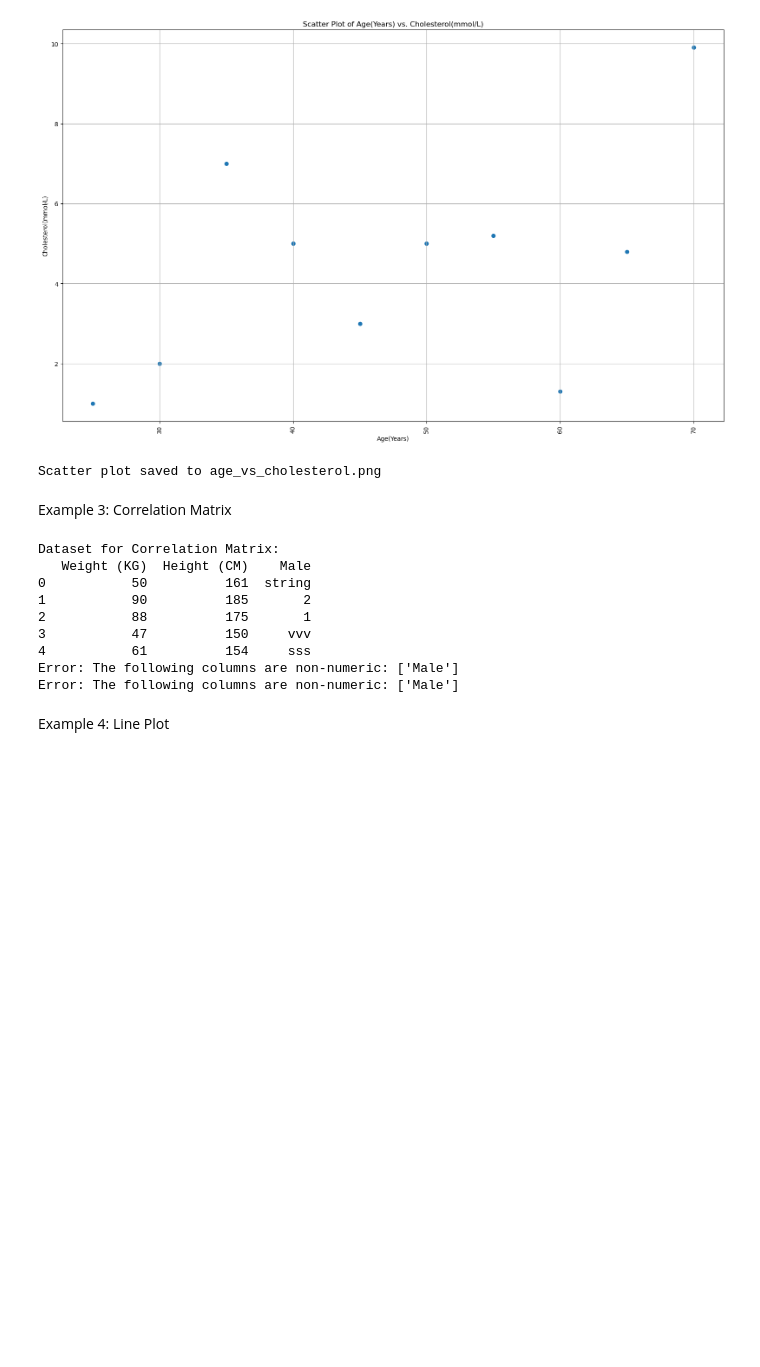
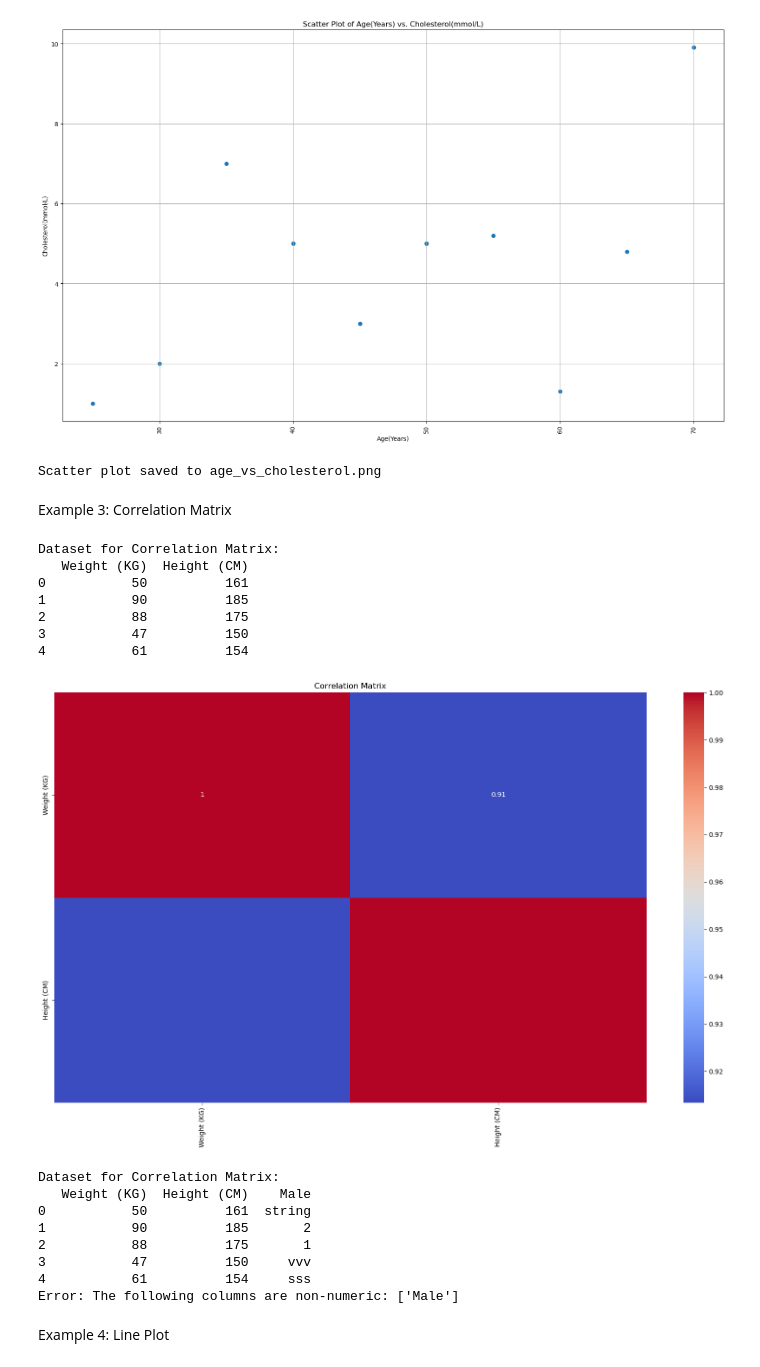
Before and after one commit to KaysHaydock/VisTool, a Jupyter notebook: notebooks/example_usage.ipynb, the cells around one changed output. Cells and saved outputs as stored; diff of their text form; code cells hidden in the pictures; blank space fills up the shorter version.

Commit message:
Kay Update example_usage.ipynb

```diff
--- a/notebooks/example_usage.ipynb
+++ b/notebooks/example_usage.ipynb
@@ -545,8 +554,29 @@ plot_scatter(
 Scatter plot saved to age_vs_cholesterol.png
 # %% [markdown]
 Example 3: Correlation Matrix
+# %%
+# Example 3: Dataset for correlation matrix
+data2 = pd.DataFrame({
+    "Weight (KG)": [50, 90, 88, 47, 61],
+    "Height (CM)": [161, 185, 175, 150, 154]
+})
+
+print("Dataset for Correlation Matrix:")
+print(data2)
+
+# Show plot
+plot_correlation_matrix(data2)
+# %% [output]
+Dataset for Correlation Matrix:
+   Weight (KG)  Height (CM)
+0           50          161
+1           90          185
+2           88          175
+3           47          150
+4           61          154
+[figure, added]
 # %%
-# Example 3: Dataset for correlation matrix
+# Example 3a: Dataset for correlation matrix with a known error
 data2 = pd.DataFrame({
     "Weight (KG)": [50, 90, 88, 47, 61],
     "Height (CM)": [161, 185, 175, 150, 154],
@@ -556,9 +586,6 @@ data2 = pd.DataFrame({
 print("Dataset for Correlation Matrix:")
 print(data2)
 
-# Plot the correlation matrix without saving
-plot_correlation_matrix(data2)
-
 # Optionally, save the correlation matrix to a file
 plot_correlation_matrix(data2, save_path="correlation_matrix.png")
 # %% [output]
@@ -570,7 +597,6 @@ Dataset for Correlation Matrix:
 3           47          150     vvv
 4           61          154     sss
 Error: The following columns are non-numeric: ['Male']
-Error: The following columns are non-numeric: ['Male']
 # %% [markdown]
 Example 4: Line Plot
 # %%
```
Also changed, not shown: parts of 4 cells of this notebook.
